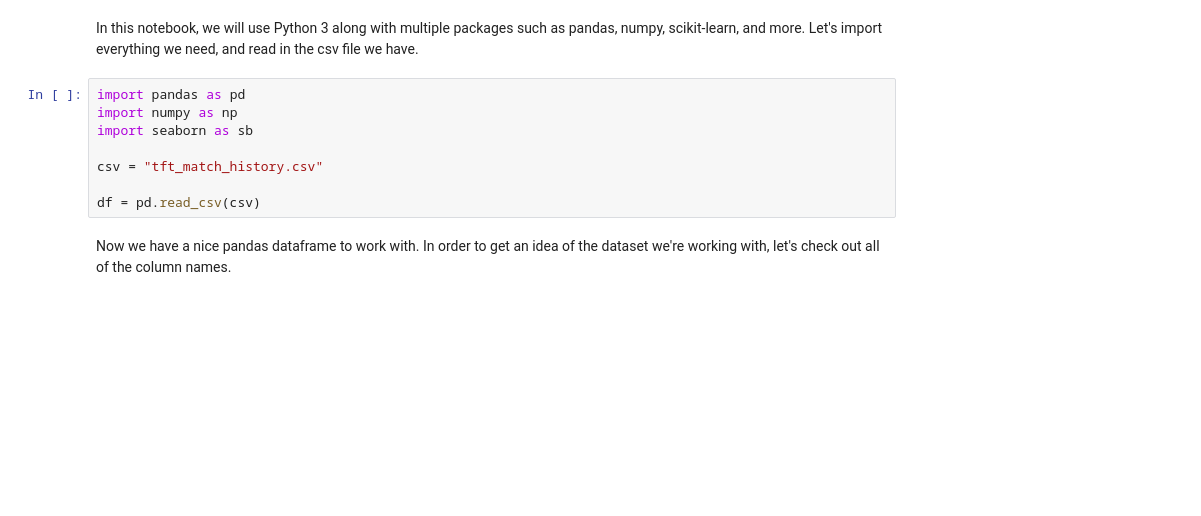
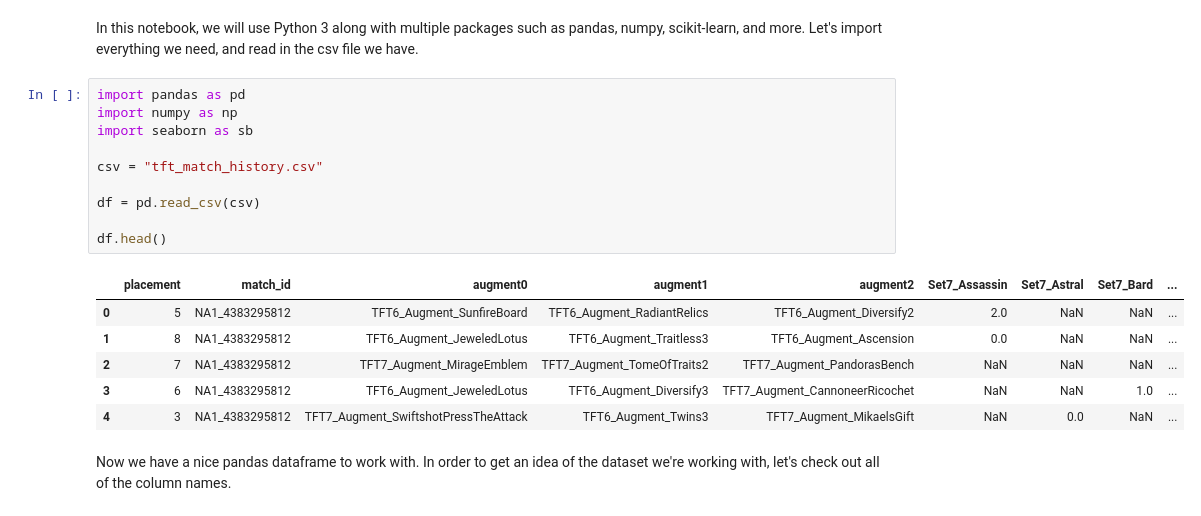
Before and after one commit to Skahan93/Skahan93.github.io, a Jupyter notebook: index.ipynb, the cells around one changed output. Cells and saved outputs as stored; diff of their text form; blank space fills up the shorter version.

```diff
--- a/index.ipynb
+++ b/index.ipynb
@@ -27,11 +27,20 @@ In this notebook, we will use Python 3 along with multiple packages such as pand
 # %%
 import pandas as pd
 import numpy as np
 import seaborn as sb
 
 csv = "tft_match_history.csv"
 
 df = pd.read_csv(csv)
+
+df.head()
+# %% [output]
+|  | placement | match_id | augment0 | augment1 | augment2 | Set7_Assassin | Set7_Astral | Set7_Bard | ... |
+| 0 | 5 | NA1_4383295812 | TFT6_Augment_SunfireBoard | TFT6_Augment_RadiantRelics | TFT6_Augment_Diversify2 | 2.0 | NaN | NaN | ... |
+| 1 | 8 | NA1_4383295812 | TFT6_Augment_JeweledLotus | TFT6_Augment_Traitless3 | TFT6_Augment_Ascension | 0.0 | NaN | NaN | ... |
+| 2 | 7 | NA1_4383295812 | TFT7_Augment_MirageEmblem | TFT7_Augment_TomeOfTraits2 | TFT7_Augment_PandorasBench | NaN | NaN | NaN | ... |
+| 3 | 6 | NA1_4383295812 | TFT6_Augment_JeweledLotus | TFT6_Augment_Diversify3 | TFT7_Augment_CannoneerRicochet | NaN | NaN | 1.0 | ... |
+| 4 | 3 | NA1_4383295812 | TFT7_Augment_SwiftshotPressTheAttack | TFT6_Augment_Twins3 | TFT7_Augment_MikaelsGift | NaN | 0.0 | NaN | ... |
 # %% [markdown]
 Now we have a nice pandas dataframe to work with. In order to get an idea of the dataset we're working with, let's check out all of the column names.
 # %%
```
Also changed, not shown: parts of 3 cells of this notebook.
